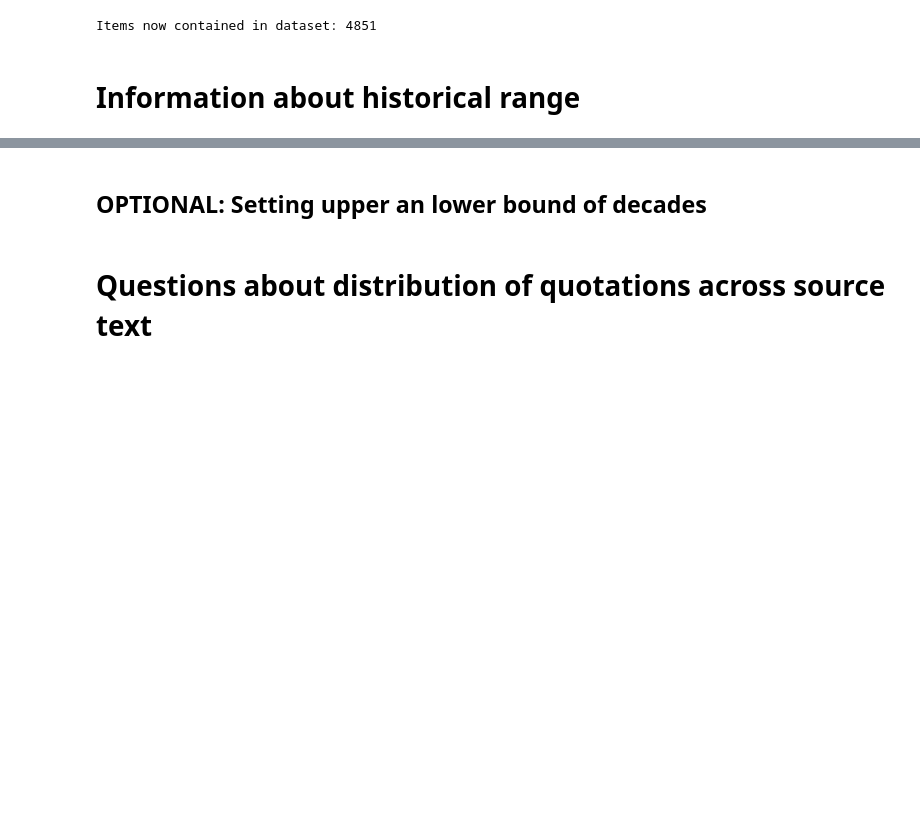
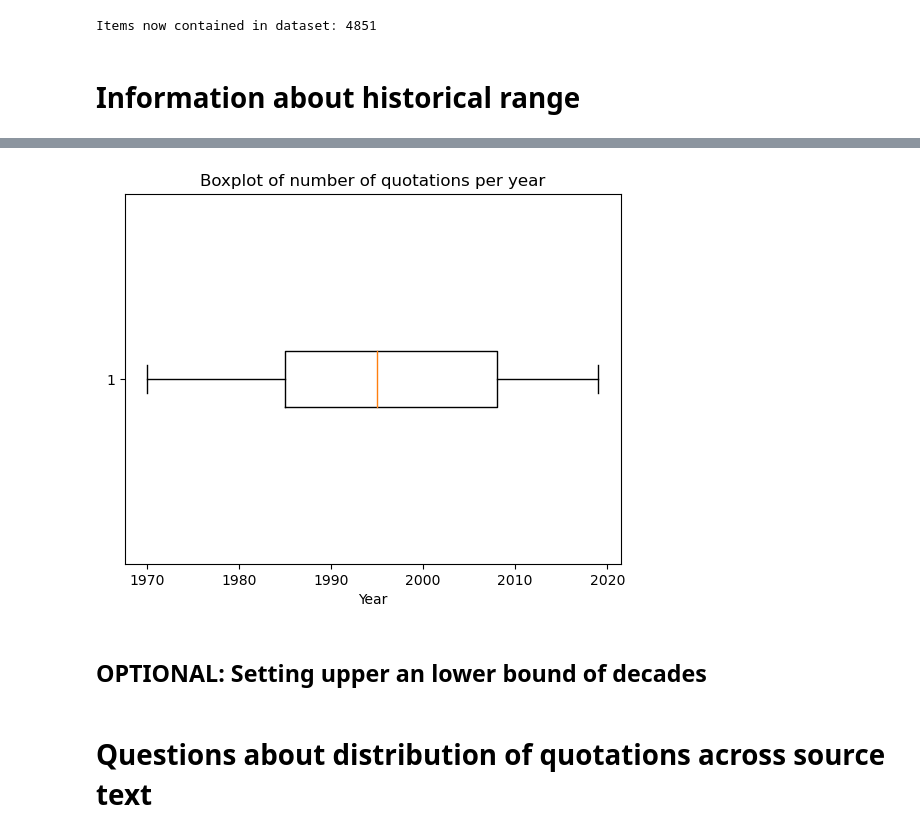
Before and after one commit to milanterlunen/quotation-detection, a Jupyter notebook: 03-analyze-results/generic-results-analysis.ipynb, the cells around one changed output, grey strips where cells are left out. Drawn from its saved outputs; the diff is of its cells as text; code cells hidden in the pictures; blank space fills up the shorter version.

```diff
--- a/03-analyze-results/generic-results-analysis.ipynb
+++ b/03-analyze-results/generic-results-analysis.ipynb
@@ -648,0 +655,10 @@ plt.show()
+# %%
+
+# 🗣️🚨Raw count of quotations per decade
+#print(df.groupby('Year')['numMatches'].sum().reset_index().to_string(index=False))
+tally = df.groupby('Year')['numMatches'].sum().reset_index()
+print(tally.columns)
+
+#print(tally )
+table = tabulate(tally, headers=['Year', 'Count'], tablefmt='pipe', showindex=False)
+print(table)
@@ -649,3 +683,24 @@ plt.show()
+# %%
+from ipywidgets import Label
+
+# Box plot of quotations per year
+#  🗣️ 🚨 Change to be PER YEAR
+
+import matplotlib.pyplot as plt
+
+
+weighted_appearances = []
+for index, row in tally.iterrows():
+    weighted_row = [row.Year]*row.numMatches
+    weighted_appearances += weighted_row
+
+plt.xlabel('Year')
+plt.title('Boxplot of number of quotations per year')
+
+plt.boxplot(weighted_appearances, vert=False)
+plt.show()
+# %% [output]
+[figure, added]
 # %% [markdown]
 ## OPTIONAL: Setting upper an lower bound of decades
 # %%
```
Also changed, not shown: parts of 8 cells of this notebook, 1 other file.
